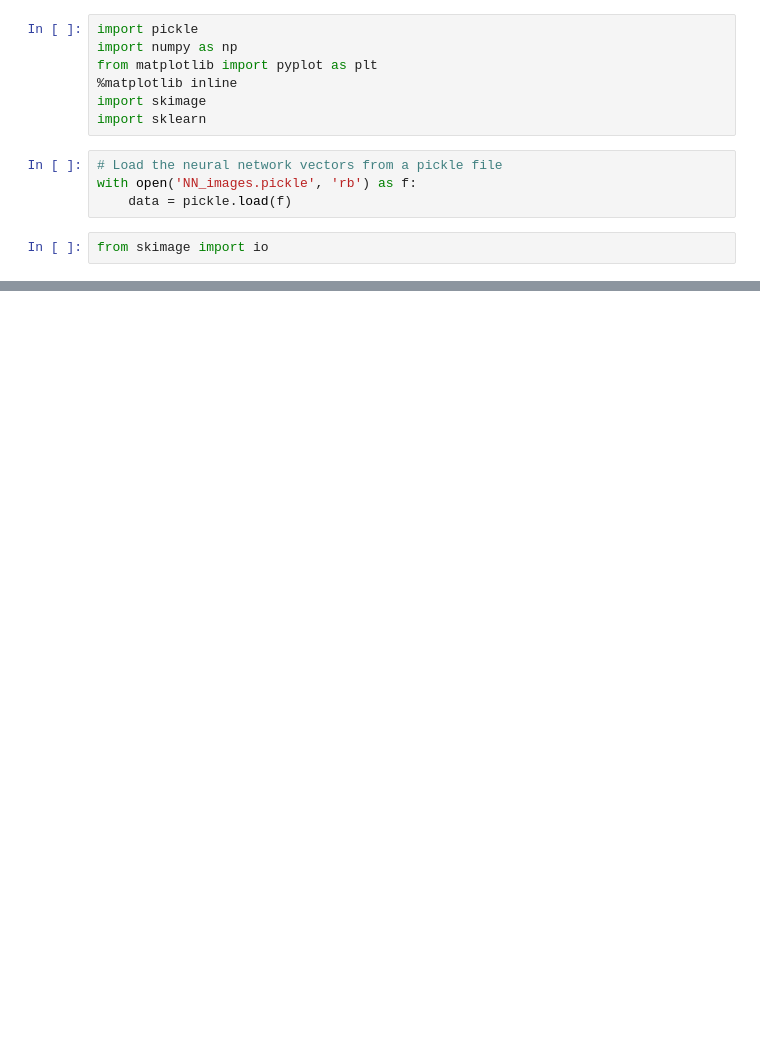
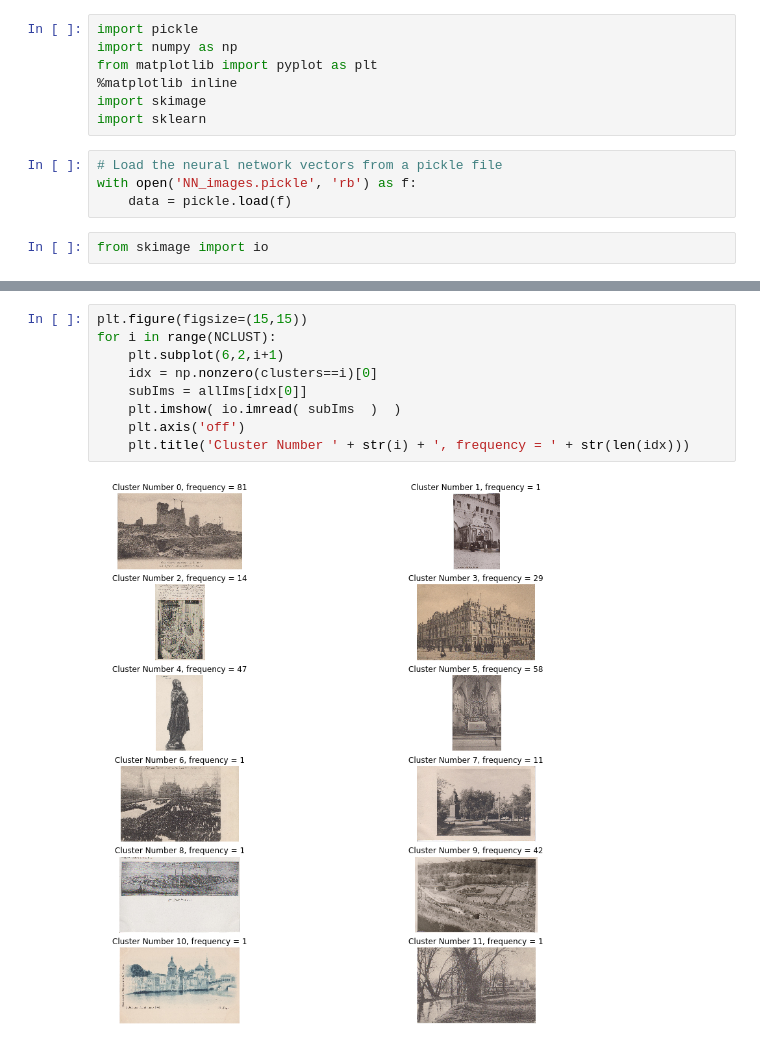
Before and after one commit to leoimpett/esu2018, a Jupyter notebook: 5. Clustering NN/cluster NN.ipynb, the cells around one changed output, grey strips where cells are left out. Saved outputs shown, nothing was run; the diff lists cells and outputs as text; blank space fills up the shorter version.

```diff
--- a/5. Clustering NN/cluster NN.ipynb
+++ b/5. Clustering NN/cluster NN.ipynb
@@ -18,0 +35,11 @@ plt.imshow(io.imread(data['image_paths'][2] ))
+# %%
+plt.figure(figsize=(15,15))
+for i in range(NCLUST):
+    plt.subplot(6,2,i+1)
+    idx = np.nonzero(clusters==i)[0]
+    subIms = allIms[idx[0]]
+    plt.imshow( io.imread( subIms  )  )
+    plt.axis('off')
+    plt.title('Cluster Number ' + str(i) + ', frequency = ' + str(len(idx)))
+# %% [output]
+[figure, added]
```
Also changed, not shown: parts of 12 cells of this notebook.
